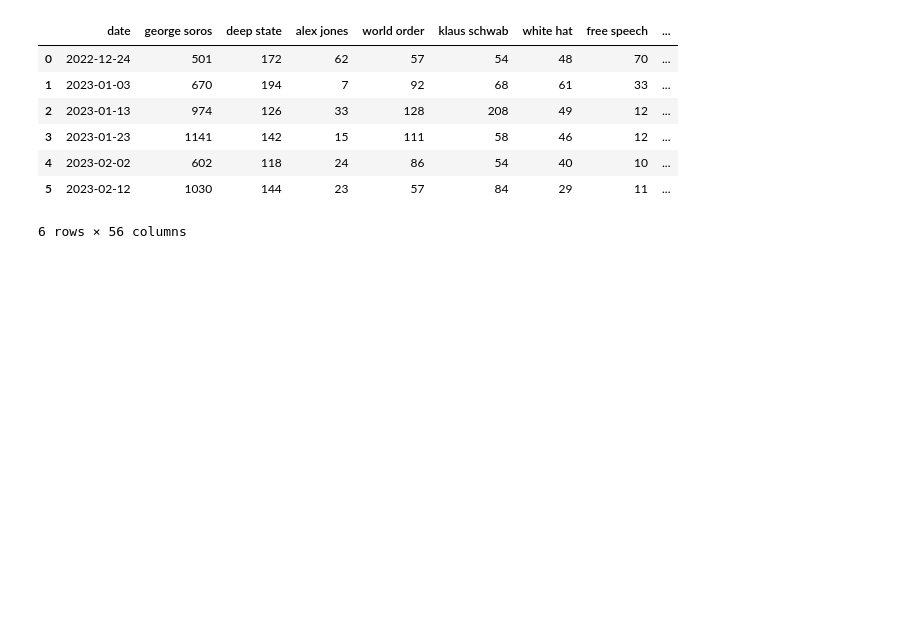
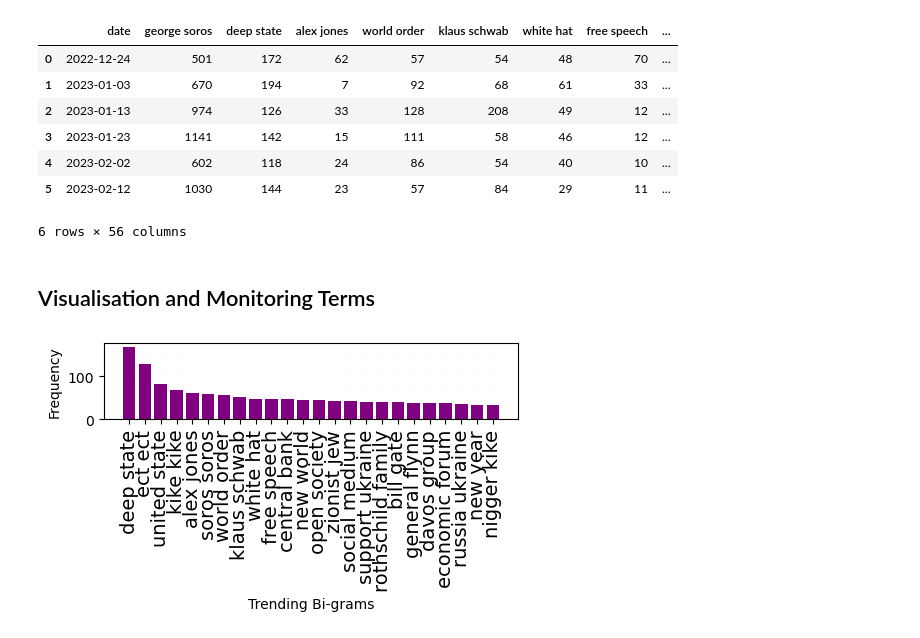
Before and after one commit to dhanushk66/Monitoring-and-Extracting-Antisemitic-Terms, a Jupyter notebook: Extracting and Monitoring antisemetism coded terms.ipynb, the cells around one changed output. Drawn from its saved outputs; the diff is of its cells as text; code cells hidden in the pictures; blank space fills up the shorter version.

```diff
--- a/Extracting and Monitoring antisemetism coded terms.ipynb
+++ b/Extracting and Monitoring antisemetism coded terms.ipynb
@@ -18,14 +18,18 @@ from sklearn.feature_extraction.text import TfidfVectorizer
 from gensim.models.phrases import Phrases, ENGLISH_CONNECTOR_WORDS,Phraser
 from gensim.models import Word2Vec, KeyedVectors #To load the model
 from cleantext import clean
+#Visualisations
 import matplotlib.pyplot as plt
+plt.rcParams["font.family"] = "Calibri"
+import matplotlib.gridspec as gridspec
+import os
 from datetime import timedelta
 from datetime import datetime
 from time import time
 from tqdm import tqdm
 
-import matplotlib.gridspec as gridspec
-import matplotlib.pyplot as plt
+
+
 #To check for performance
 from sklearn.metrics import precision_score
 from sklearn.metrics import recall_score
@@ -488,3 +492,22 @@ new
 # %%
 # Save as csv for later visualisations.
 pd.DataFrame(new).to_csv("bigrams_Antisemitism_terms.csv")
+# %% [markdown]
+## Visualisation and Monitoring Terms
+# %%
+def trending(df, i):
+    plt.figure(figsize=(5, 3))
+    plt.bar(df['Bigrams'], df['TF-IDF Values'], color='purple')
+    plt.xticks(rotation=90,fontsize=14)
+    plt.xlabel('Trending Bi-grams')
+    plt.ylabel('Frequency')
+    plt.grid(color='#95a5a6', linestyle='--', linewidth=2, axis='x', alpha=0.01)
+    plt.tight_layout()
+    plt.savefig('window_'+str(i)+'.pdf')
+    plt.show()
+# %%
+df  = pd.read_csv('Important_terms 1.csv')
+df = df.drop(index=0)
+trending(df,1)
+# %% [output]
+[figure, added]
```
Also changed, not shown: parts of 15 cells of this notebook, 8 other files.
